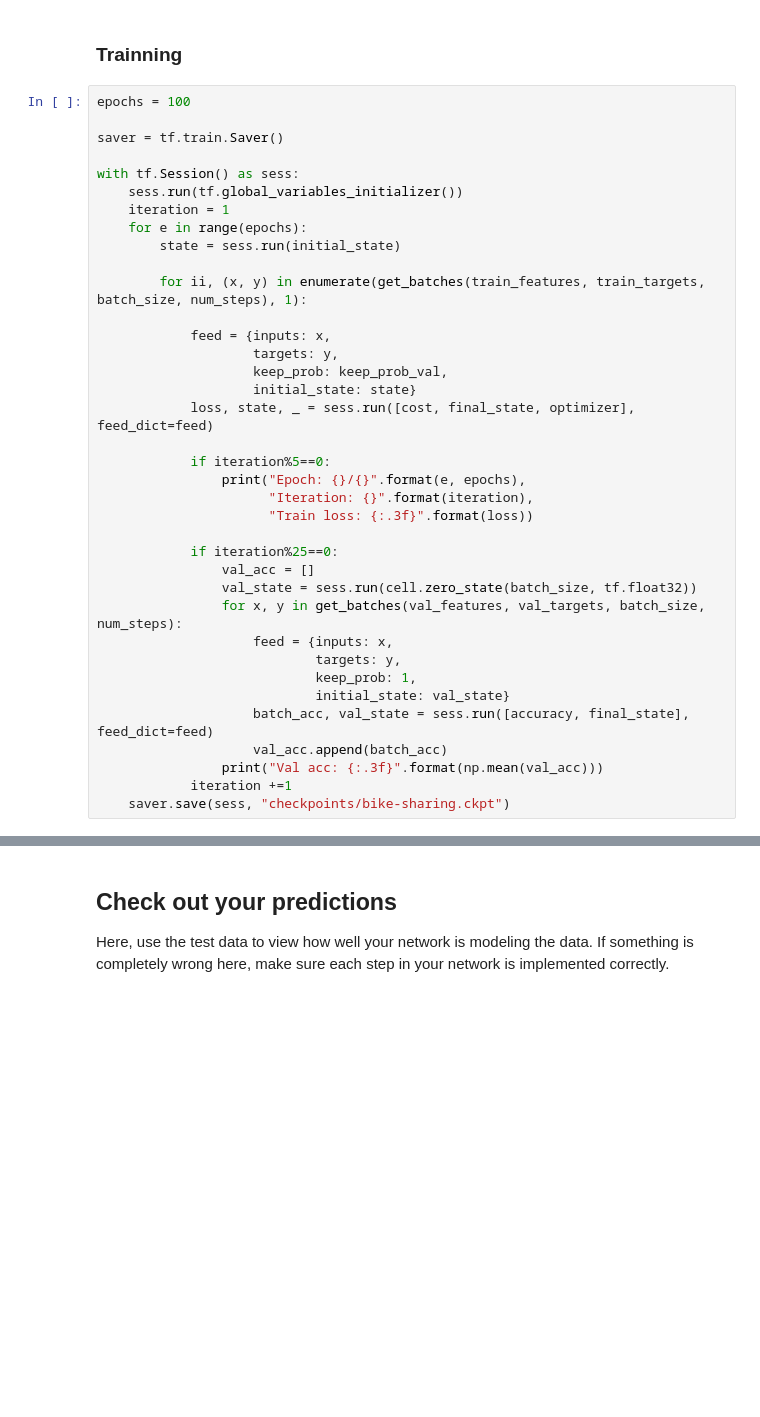
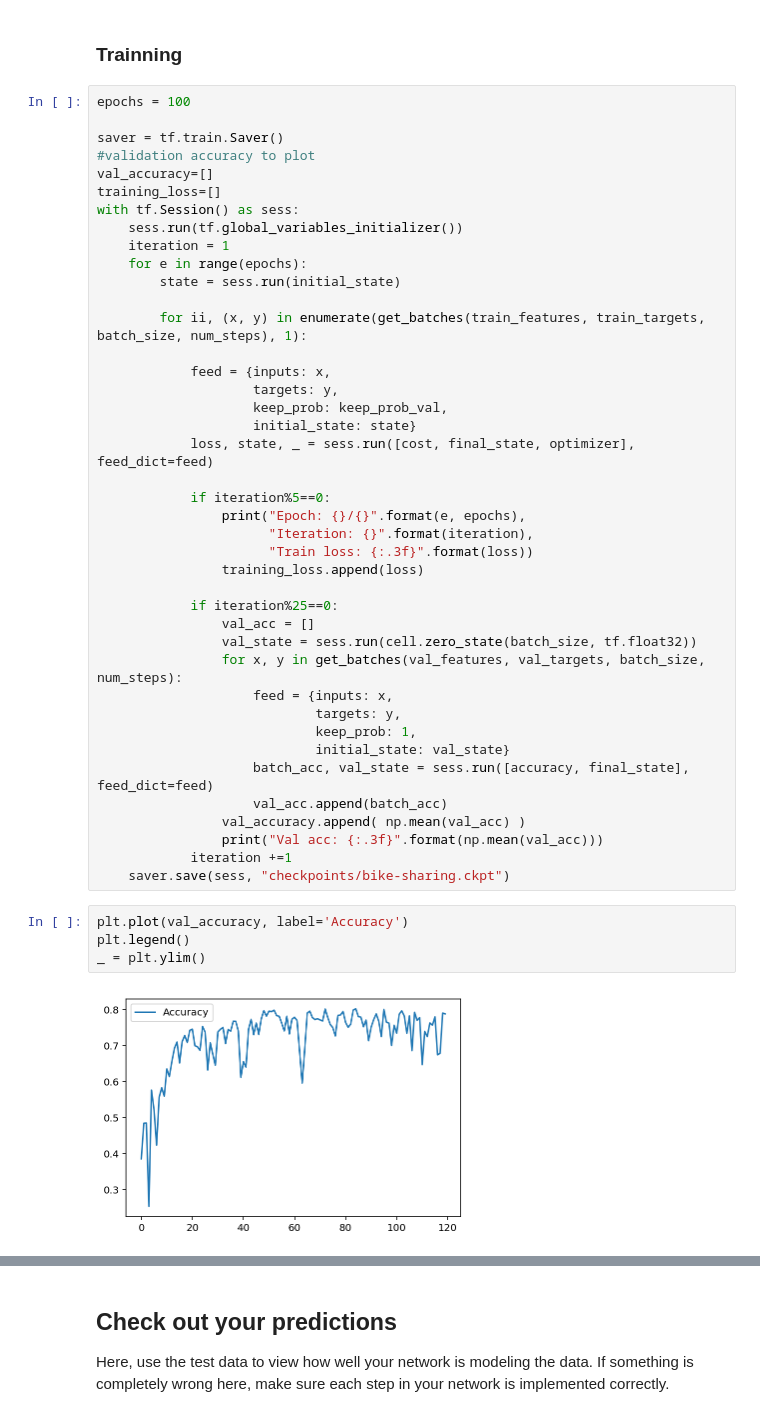
Before and after one commit to bonadio/bike-share-rnn, a Jupyter notebook: Bike-sharing-ported-to-RNN.ipynb, the cells around one changed output, grey strips where cells are left out. Saved outputs shown, nothing was run; the diff lists cells and outputs as text; blank space fills up the shorter version.

```diff
--- a/Bike-sharing-ported-to-RNN.ipynb
+++ b/Bike-sharing-ported-to-RNN.ipynb
@@ -247,7 +248,9 @@ accuracy = tf.reduce_mean(tf.cast(correct_pred, tf.float32))
 epochs = 100
 
 saver = tf.train.Saver()
-
+#validation accuracy to plot
+val_accuracy=[]
+training_loss=[]
 with tf.Session() as sess:
     sess.run(tf.global_variables_initializer())
     iteration = 1
@@ -266,6 +269,7 @@ with tf.Session() as sess:
                 print("Epoch: {}/{}".format(e, epochs),
                       "Iteration: {}".format(iteration),
                       "Train loss: {:.3f}".format(loss))
+                training_loss.append(loss)
 
             if iteration%25==0:
                 val_acc = []
@@ -277,6 +281,13 @@ with tf.Session() as sess:
                             initial_state: val_state}
                     batch_acc, val_state = sess.run([accuracy, final_state], feed_dict=feed)
                     val_acc.append(batch_acc)
+                val_accuracy.append( np.mean(val_acc) )
                 print("Val acc: {:.3f}".format(np.mean(val_acc)))
             iteration +=1
     saver.save(sess, "checkpoints/bike-sharing.ckpt")
+# %%
+plt.plot(val_accuracy, label='Accuracy')
+plt.legend()
+_ = plt.ylim()
+# %% [output]
+[figure, added]
```
Also changed, not shown: parts of 4 cells of this notebook, 1 other file.
